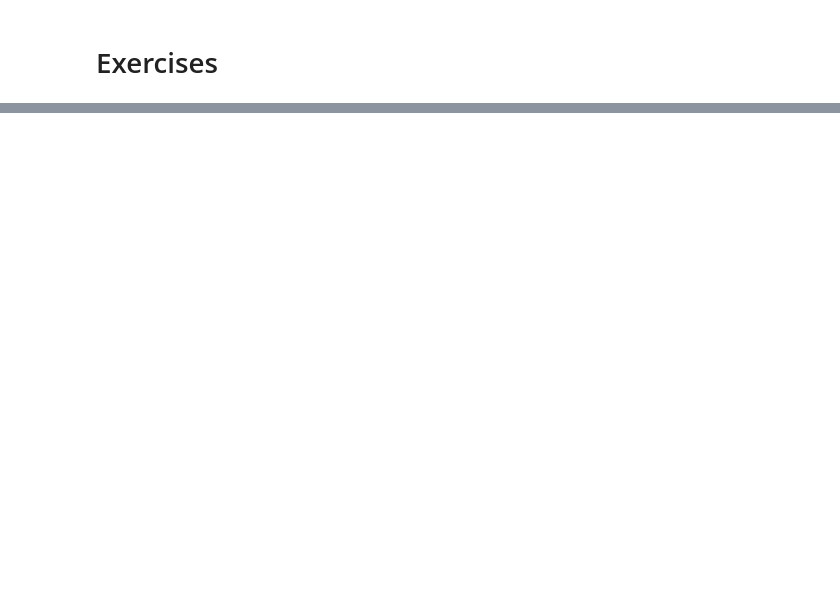
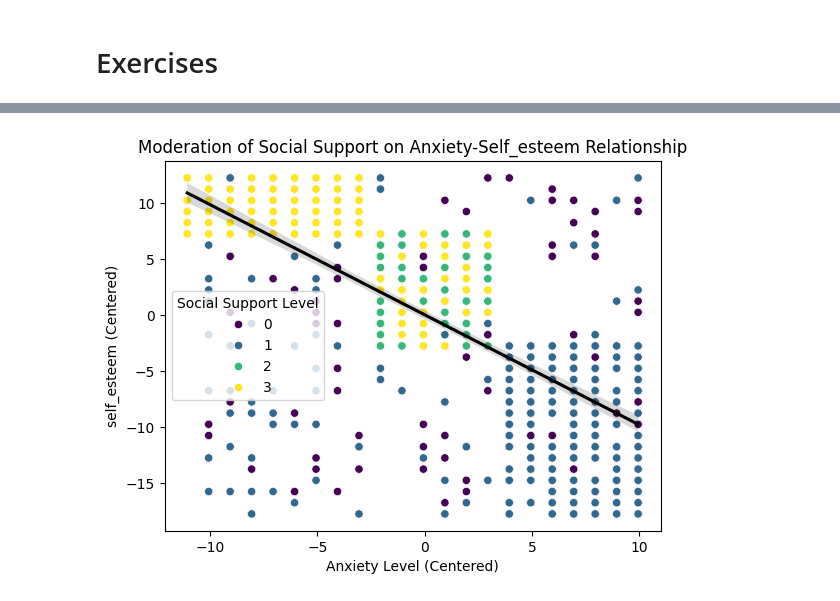
Before and after one commit to mibur1/psy111, a Jupyter notebook: book/statistics/4_Moderated_Reg/4_Exercises.ipynb, the cells around one changed output, grey strips where cells are left out. Cells and saved outputs as stored; diff of their text form; code cells hidden in the pictures; blank space fills up the shorter version.

```diff
--- a/book/statistics/4_Moderated_Reg/4_Exercises.ipynb
+++ b/book/statistics/4_Moderated_Reg/4_Exercises.ipynb
@@ -170,0 +70,5 @@ def display_quiz_mc(question, answers, multiple=False, randomize=True,
+# %%
+df_c= df.copy()
+
+df_c['anxiety_centered'] = df['anxiety_level'] - df['anxiety_level'].mean()
+df_c['self_esteem_centered'] = df['self_esteem'] - df['self_esteem'].mean()
@@ -206,0 +104,20 @@ dataframe=df[['anxiety_level', 'subject', 'social_support', 'academic_performanc
+# %%
+import seaborn as sns
+import matplotlib.pyplot as plt
+
+# Scatter plot using Seaborn with 'hue' to indicate social support levels
+sns.scatterplot(data=df_c, x='anxiety_centered', y='self_esteem_centered',
+                hue='social_support', palette='viridis', legend='full')
+sns.regplot(data=df_c, x='anxiety_centered', y='self_esteem_centered',
+            scatter=False, color='black')
+
+# Add labels and title
+plt.xlabel('Anxiety Level (Centered)')
+plt.ylabel('self_esteem (Centered)')
+plt.title('Moderation of Social Support on Anxiety-Self_esteem Relationship')
+
+# Show the plot with legend for hue
+plt.legend(title='Social Support Level')
+plt.show()
+# %% [output]
+[figure, added]
```
Also changed, not shown: parts of 12 cells of this notebook, 5 other files.
